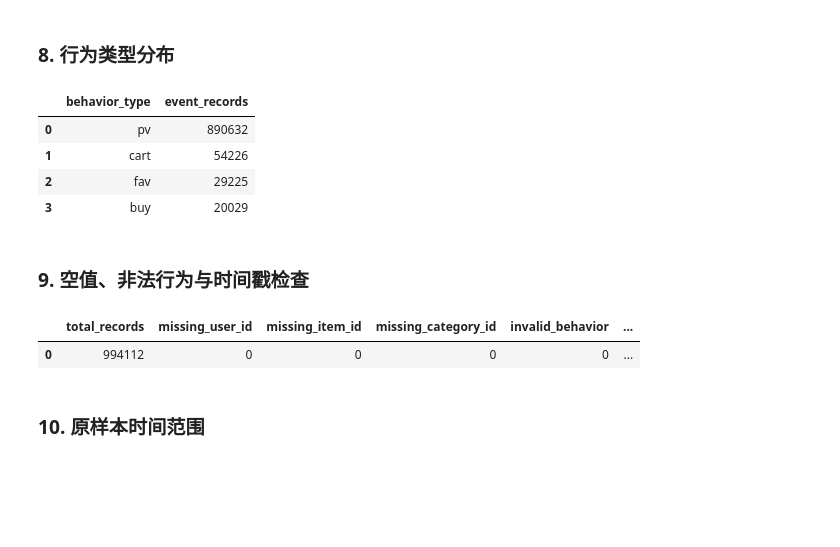
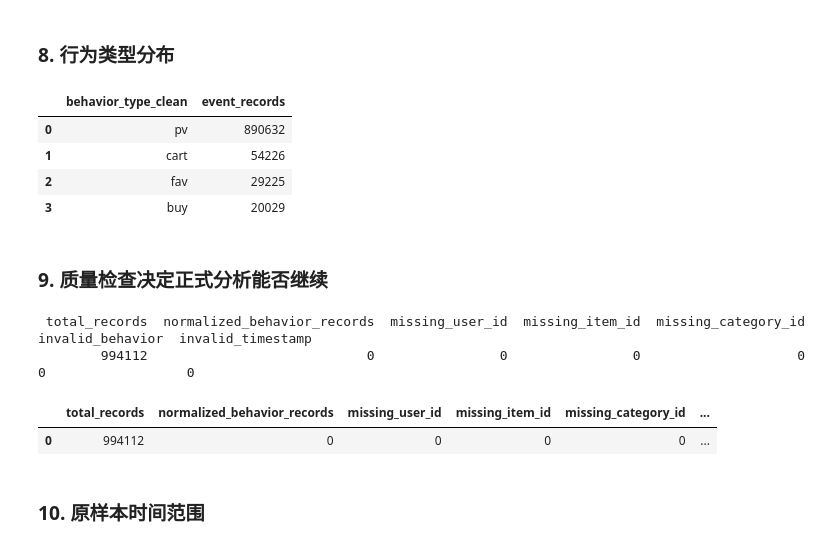
Before and after one commit to CC-GATESBY/taobao-user-behavior-analysis, a Jupyter notebook: projects/taobao-user-behavior/analysis.ipynb, the cells around one changed output. Saved outputs shown, nothing was run; the diff lists cells and outputs as text; code cells hidden in the pictures; blank space fills up the shorter version.

```diff
--- a/projects/taobao-user-behavior/analysis.ipynb
+++ b/projects/taobao-user-behavior/analysis.ipynb
@@ -108,17 +116,16 @@ Preview date range: 2017-11-25 to 2017-11-27
 # %%
 import duckdb
 
-db_path.parent.mkdir(parents=True, exist_ok=True)
-con = duckdb.connect(str(db_path))
+# Create a sample only in a new database; existing databases stay read-only.
+if not db_path.exists():
+    print(prepare_sample(csv_path, db_path).to_string(index=False))
+con = duckdb.connect(str(db_path), read_only=True)
 con.execute("SET memory_limit = '1GB'")
-schema = SCHEMA
-sample_exists = con.execute(
-    "SELECT COUNT(*) FROM information_schema.tables WHERE table_name = 'sample_events'"
-).fetchone()[0] > 0
-if not sample_exists:
-    raw_data = con.read_csv(str(csv_path.resolve()), header=False, columns=schema)
-    raw_data.create_view("raw_events", replace=True)
+actual_schema = {row[0]: row[1] for row in con.execute("DESCRIBE sample_events").fetchall()}
+if actual_schema != SCHEMA:
+    con.close()
+    raise ValueError("sample_events must contain the five original VARCHAR columns.")
 print("DuckDB version:", duckdb.__version__)
-print("Existing sample available:", sample_exists)
+print("Existing sample opened read-only")
 # %% [output]
 DuckDB version: 1.5.5
@@ -157,54 +160,65 @@ sample_info
 # %%
 behavior_counts = con.execute("""
     SELECT
-        behavior_type,
+        behavior_type_clean,
         COUNT(*) AS event_records
-    FROM sample_events
-    GROUP BY behavior_type
+    FROM normalized_sample_events
+    GROUP BY behavior_type_clean
     ORDER BY event_records DESC
 """).df()
 
 behavior_counts
 # %% [output]
-|  | behavior_type | event_records |
+|  | behavior_type_clean | event_records |
 | 0 | pv | 890632 |
 | 1 | cart | 54226 |
 | 2 | fav | 29225 |
 | 3 | buy | 20029 |
 # %% [markdown]
-### 9. 空值、非法行为与时间戳检查
+### 9. 质量检查决定正式分析能否继续
 # %%
 quality_check = con.execute("""
     SELECT
         COUNT(*) AS total_records,
+    COUNT(*) FILTER (WHERE behavior_type <> behavior_type_clean)
+        AS normalized_behavior_records,
 
         COUNT(*) FILTER (
             WHERE user_id IS NULL OR TRIM(user_id) = ''
         ) AS missing_user_id,
 
         COUNT(*) FILTER (
             WHERE item_id IS NULL OR TRIM(item_id) = ''
         ) AS missing_item_id,
 
         COUNT(*) FILTER (
             WHERE category_id IS NULL OR TRIM(category_id) = ''
         ) AS missing_category_id,
 
         COUNT(*) FILTER (
-            WHERE behavior_type IS NULL
-               OR TRIM(behavior_type) NOT IN ('pv', 'fav', 'cart', 'buy')
+            WHERE behavior_type_clean IS NULL
+               OR behavior_type_clean NOT IN ('pv', 'fav', 'cart', 'buy')
         ) AS invalid_behavior,
 
         COUNT(*) FILTER (
-            WHERE TRY_CAST(timestamp AS BIGINT) IS NULL
+            WHERE TRY(to_timestamp(TRY_CAST(timestamp AS BIGINT))
+                  AT TIME ZONE 'Asia/Shanghai') IS NULL
         ) AS invalid_timestamp
 
-    FROM sample_events
+    FROM normalized_sample_events
 """).df()
 
+print(quality_check.to_string(index=False))
+try:
+    enforce_quality(quality_check)
+except ValueError:
+    con.close()
+    raise
 quality_check
 # %% [output]
+ total_records  normalized_behavior_records  missing_user_id  missing_item_id  missing_category_id  invalid_behavior  invalid_timestamp
+        994112                            0                0                0                    0                 0                  0
-|  | total_records | missing_user_id | missing_item_id | missing_category_id | invalid_behavior | ... |
+|  | total_records | normalized_behavior_records | missing_user_id | missing_item_id | missing_category_id | ... |
 | 0 | 994112 | 0 | 0 | 0 | 0 | ... |
 # %% [markdown]
 ### 10. 原样本时间范围
```
Also changed, not shown: parts of 28 cells of this notebook, 16 other files.
